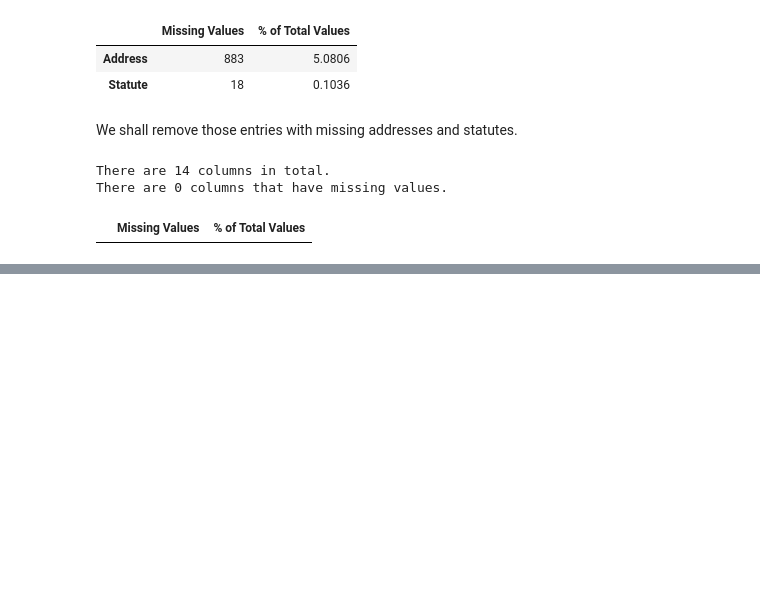
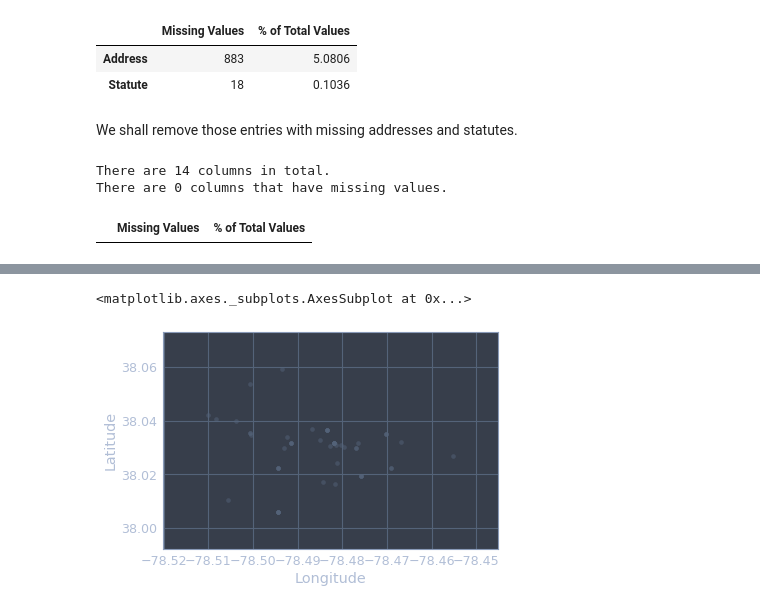
Before and after one commit to auhcheng/cville-crime, a Jupyter notebook: arrests-analysis.ipynb, the cells around one changed output, grey strips where cells are left out. Drawn from its saved outputs; the diff is of its cells as text; code cells hidden in the pictures; blank space fills up the shorter version.

Commit message:
preliminary visualization

```diff
--- a/arrests-analysis.ipynb
+++ b/arrests-analysis.ipynb
@@ -242,0 +255,3 @@ arrests
+# %%
+df.dropna(how='any', axis=0, inplace=True)
+df.drop(['Address', 'Location', 'Point', 'Altitude'], axis=1, inplace=True)
@@ -242,0 +282,5 @@ arrests
+# %%
+df.plot(kind="scatter", x="Longitude", y="Latitude", alpha=0.5)
+# %% [output]
+<matplotlib.axes._subplots.AxesSubplot at 0x...>
+[figure, added]
```
Also changed, not shown: parts of 12 cells of this notebook.
